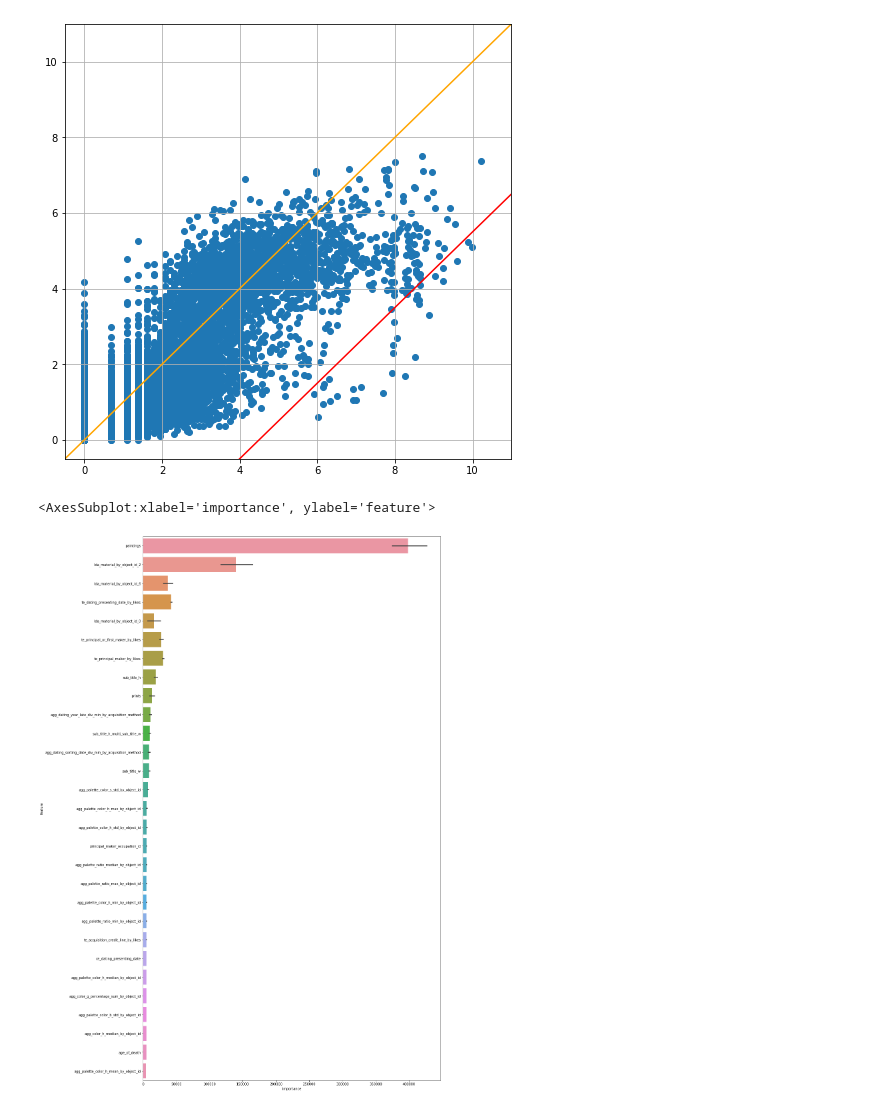
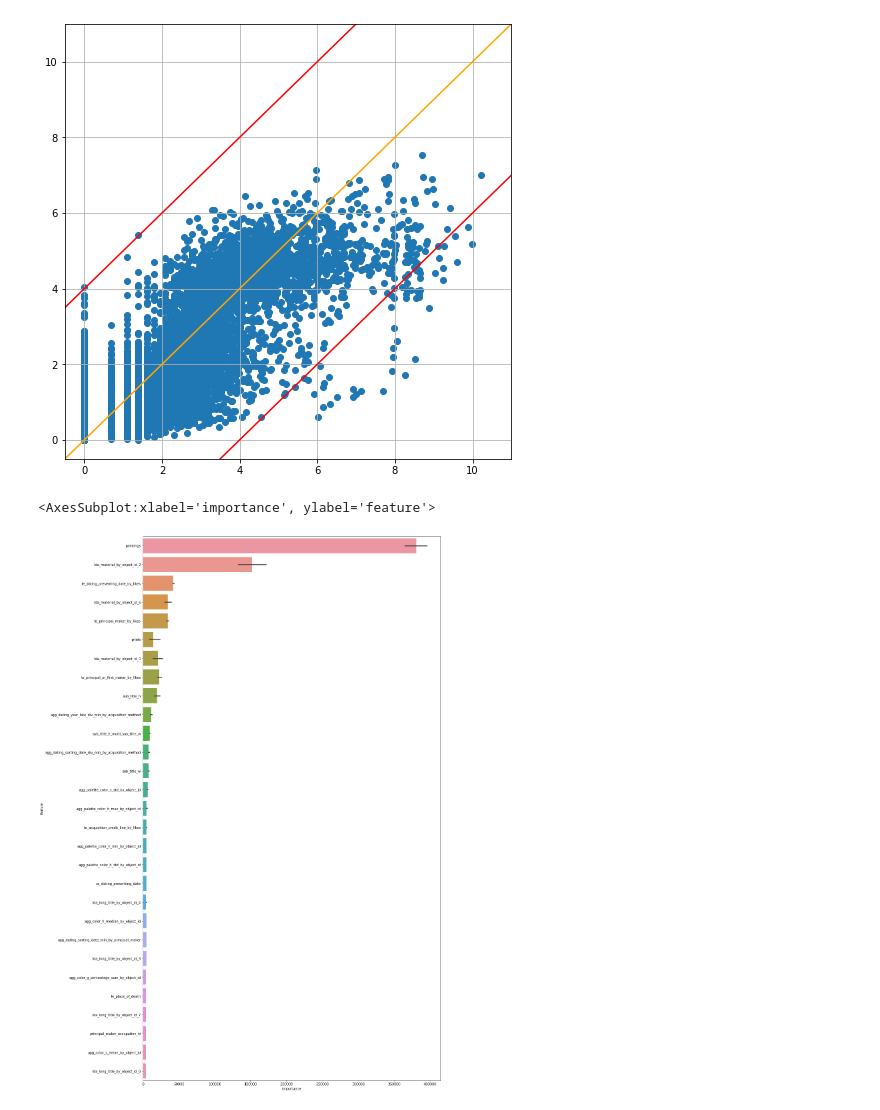
Before and after one commit to Naoki1101/atmaCup-10, a Jupyter notebook: notebooks/EDA_oof.ipynb, the cells around one changed output. Saved outputs shown, nothing was run; the diff lists cells and outputs as text; code cells hidden in the pictures.

Commit message:
lightgbm_008_20210306213905_1.0290

```diff
--- a/notebooks/EDA_oof.ipynb
+++ b/notebooks/EDA_oof.ipynb
@@ -11,7 +11,7 @@ import seaborn as sns
 sys.path.append('../src')
 import const
 # %%
-log_dir = const.LOG_DIR / 'lightgbm_004_20210306203046_1.0272'
+log_dir = const.LOG_DIR / 'lightgbm_007_20210306212804_1.0320'
 # %%
 oof = np.load(log_dir / 'oof.npy')
 imp_df = pd.read_csv(log_dir / 'importance.csv')
@@ -22,21 +22,22 @@ train_df['oof'] = oof
 # %%
 plt.figure(figsize=(8, 8))
 plt.scatter(np.log1p(train_df['likes']), np.log1p(train_df['oof']))
 plt.plot([-1, 12], [-1, 12], c='orange')
 
-th = 4.5
+th = 4
 plt.plot([-1, 12], [-1-th, 12-th], c='red')
+plt.plot([-1, 12], [-1+th, 12+th], c='red')
 plt.xlim([-0.5, 11])
 plt.ylim([-0.5, 11])
 plt.grid()
 # %% [output]
-[figure, old version]
+[figure, new version]
 # %%
 plt.figure(figsize=(16, 30))
 sns.barplot(x='importance', y='feature', data=imp_df.sort_values(by='importance', ascending=False).head(100))
 # %% [output]
 <AxesSubplot:xlabel='importance', ylabel='feature'>
-[figure, old version]
+[figure, new version]
 # %%
 # a = imp_df.groupby('feature')['importance'].mean()
 # cols = sorted(a[a > 0].index)
```
Also changed, not shown: 3 other files.
